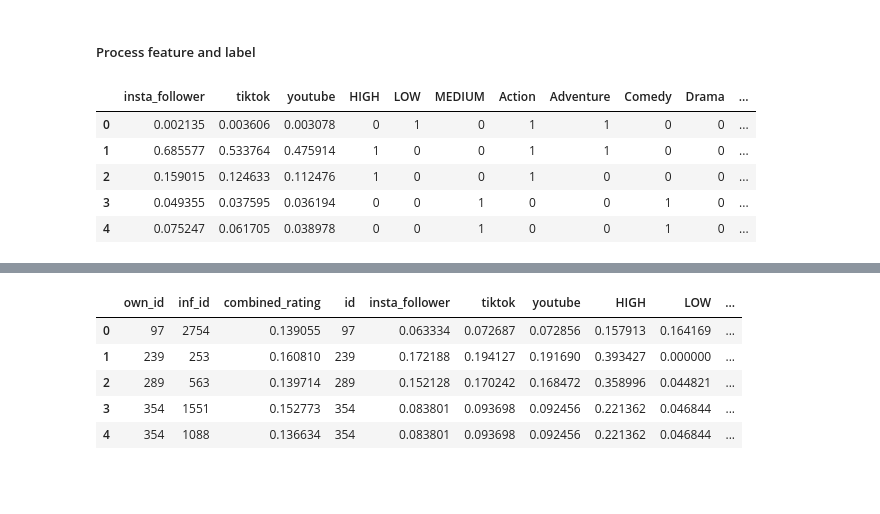
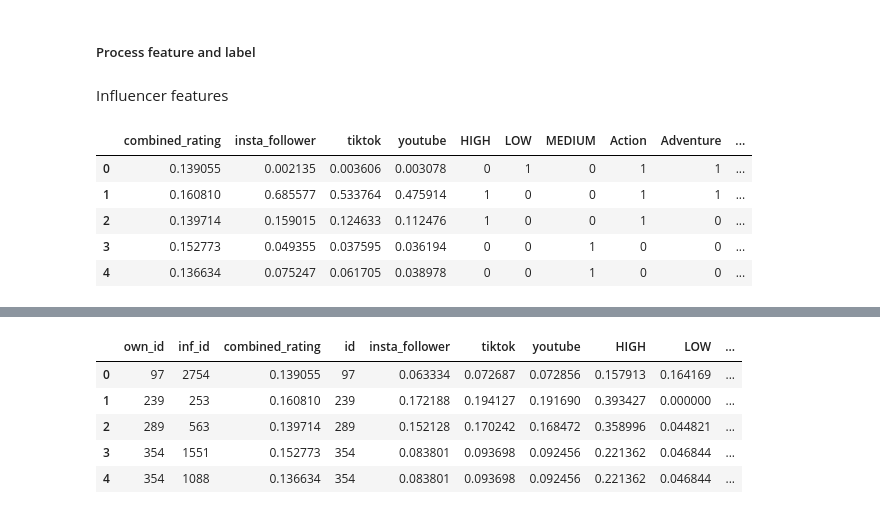
Before and after one commit to Bangkit-Capstone-C23-PS338/modul-ML, a Jupyter notebook: recommender/Recommender-MAL-test.ipynb, the cells around one changed output, grey strips where cells are left out. Cells and saved outputs as stored; diff of their text form; code cells hidden in the pictures; blank space fills up the shorter version.

```diff
--- a/recommender/Recommender-MAL-test.ipynb
+++ b/recommender/Recommender-MAL-test.ipynb
@@ -264,16 +264,17 @@ df_own_norm.head()
 | 4 | 5 | 0.367334 | 0.347676 | 0.313048 | 0.683969 | 0.000000 | 0.086025 | 0.344619 | 0.316013 | 0.529131 | ... |
 # %% [markdown]
 ##### Process feature and label
+# %% [markdown]
+Influencer features
 # %%
 # Remove ID and labels
-df_inf_features = df_inf_features.drop(["own_id", "inf_id", "id", "combined_rating"], axis=1)
-INFLUENCER_FEATURE_COUNT = len(df_inf_features.columns)
+df_inf_features = df_inf_features.drop(["own_id", "inf_id", "id"], axis=1)
 
 df_inf_features.head()
 # %% [output]
-|  | insta_follower | tiktok | youtube | HIGH | LOW | MEDIUM | Action | Adventure | Comedy | Drama | ... |
-| 0 | 0.002135 | 0.003606 | 0.003078 | 0 | 1 | 0 | 1 | 1 | 0 | 0 | ... |
-| 1 | 0.685577 | 0.533764 | 0.475914 | 1 | 0 | 0 | 1 | 1 | 0 | 0 | ... |
-| 2 | 0.159015 | 0.124633 | 0.112476 | 1 | 0 | 0 | 1 | 0 | 0 | 0 | ... |
-| 3 | 0.049355 | 0.037595 | 0.036194 | 0 | 0 | 1 | 0 | 0 | 1 | 0 | ... |
-| 4 | 0.075247 | 0.061705 | 0.038978 | 0 | 0 | 1 | 0 | 0 | 1 | 0 | ... |
+|  | combined_rating | insta_follower | tiktok | youtube | HIGH | LOW | MEDIUM | Action | Adventure | ... |
+| 0 | 0.139055 | 0.002135 | 0.003606 | 0.003078 | 0 | 1 | 0 | 1 | 1 | ... |
+| 1 | 0.160810 | 0.685577 | 0.533764 | 0.475914 | 1 | 0 | 0 | 1 | 1 | ... |
+| 2 | 0.139714 | 0.159015 | 0.124633 | 0.112476 | 1 | 0 | 0 | 1 | 0 | ... |
+| 3 | 0.152773 | 0.049355 | 0.037595 | 0.036194 | 0 | 0 | 1 | 0 | 0 | ... |
+| 4 | 0.136634 | 0.075247 | 0.061705 | 0.038978 | 0 | 0 | 1 | 0 | 0 | ... |
```
Also changed, not shown: parts of 28 cells of this notebook.
